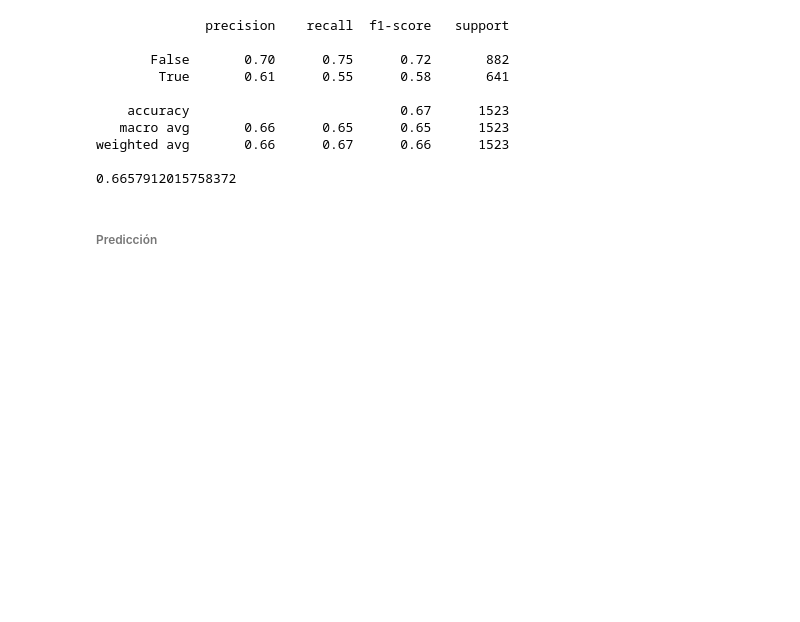
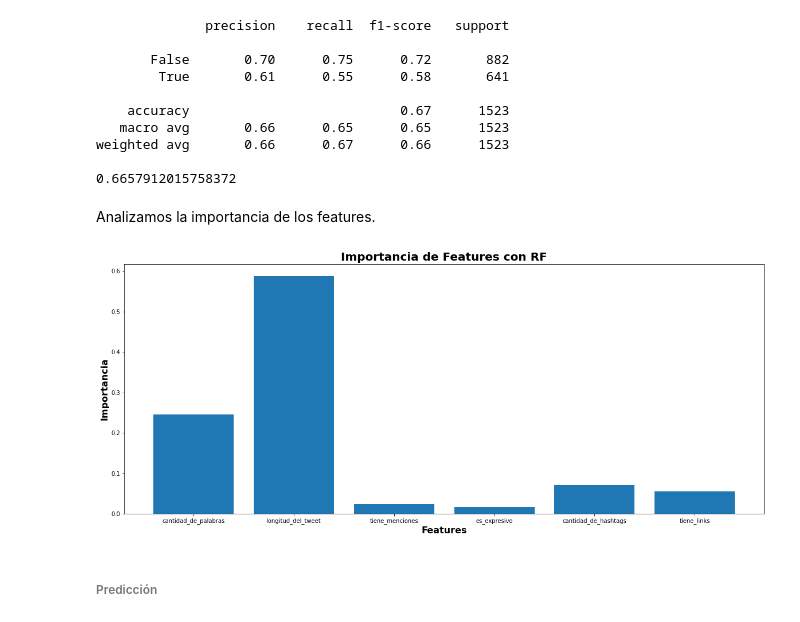
Before and after one commit to alepenaa94/TP2-2020, a Jupyter notebook: Notebooks/Algoritmos.ipynb, the cells around one changed output. Drawn from its saved outputs; the diff is of its cells as text; code cells hidden in the pictures; blank space fills up the shorter version.

Commit message:
Agrego feature importance

```diff
--- a/Notebooks/Algoritmos.ipynb
+++ b/Notebooks/Algoritmos.ipynb
@@ -35,7 +36,7 @@ from sklearn.metrics import classification_report, confusion_matrix, accuracy_sc
 # %% [markdown]
 ###### Entrenamiento
 # %%
-X = train_df.sort_values(by='id',ascending=True).iloc[:,2:].values
-Y = train_df.sort_values(by='id',ascending=True).iloc[:,1].values
+X = train_df.sort_values(by='id',ascending=True).iloc[:,2:]
+Y = train_df.sort_values(by='id',ascending=True).iloc[:,1]
 # %%
 X_train, X_test, Y_train, Y_test = train_test_split(X,Y,test_size=0.2, random_state=1)
@@ -46,9 +49,9 @@ accuracy = 0
 cant_arboles_optimos = 0
 
 for i in range(100):
-    classifier = RandomForestClassifier(n_estimators=i+1, random_state=1)
-    classifier.fit(X_train, Y_train)
-    Y_pred = classifier.predict(X_test)
+    rf_classifier = RandomForestClassifier(n_estimators=i+1, random_state=1)
+    rf_classifier.fit(X_train, Y_train)
+    Y_pred = rf_classifier.predict(X_test)
 
     if (accuracy < accuracy_score(Y_test,Y_pred)):
         accuracy = accuracy_score(Y_test,Y_pred)
@@ -60,9 +63,9 @@ print('Accuracy:',accuracy)
 Arboles: 18
 Accuracy: 0.6657912015758372
 # %%
-classifier = RandomForestClassifier(n_estimators=cant_arboles_optimos, random_state=1)
-classifier.fit(X_train, Y_train)
-Y_pred = classifier.predict(X_test)
+rf_classifier = RandomForestClassifier(n_estimators=cant_arboles_optimos, random_state=1)
+rf_classifier.fit(X_train, Y_train)
+Y_pred = rf_classifier.predict(X_test)
 # %%
 print(classification_report(Y_test,Y_pred))
 print(accuracy_score(Y_test,Y_pred))
@@ -77,6 +80,20 @@ print(accuracy_score(Y_test,Y_pred))
 weighted avg       0.66      0.67      0.66      1523
 
 0.6657912015758372
+# %% [markdown]
+Analizamos la importancia de los features.
+# %%
+plt.figure(figsize=(20,8))
+
+plt.bar(X.columns, rf_classifier.feature_importances_)
+
+plt.xlabel('Features', fontsize=16, fontweight='bold')
+plt.ylabel('Importancia', fontsize=16, fontweight='bold')
+plt.title('Importancia de Features con RF', fontsize=20, fontweight='bold')
+
+plt.show()
+# %% [output]
+[figure, added]
 # %% [markdown]
 ###### Predicción
 # %%
```
Also changed, not shown: parts of 6 cells of this notebook, 3 other files.
